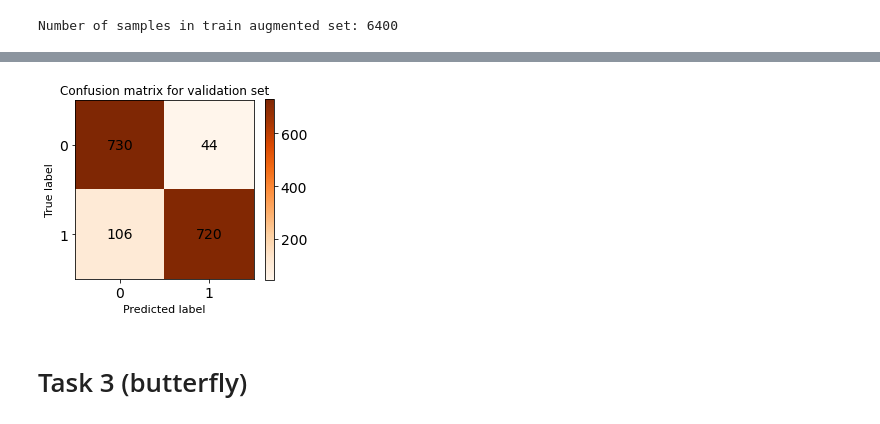
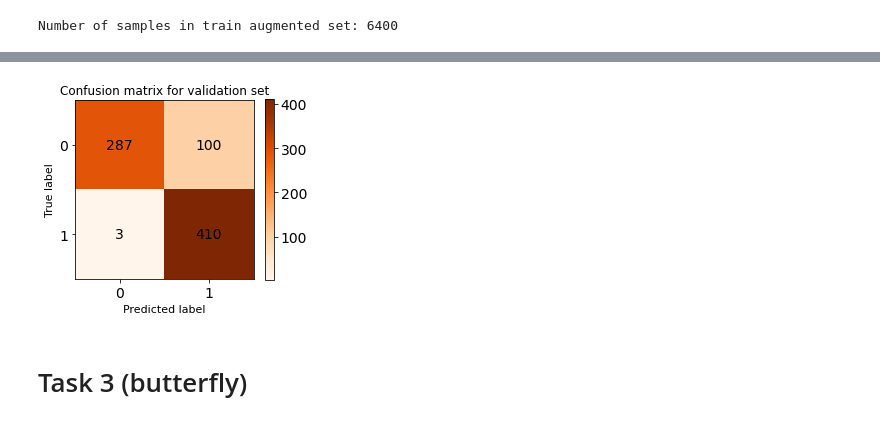
Before and after one commit to Berto70/comp_lab_b, a Jupyter notebook: assignments/group2307_exercise1.ipynb, the cells around one changed output, grey strips where cells are left out. Saved outputs shown, nothing was run; the diff lists cells and outputs as text; code cells hidden in the pictures.

```diff
--- a/assignments/group2307_exercise1.ipynb
+++ b/assignments/group2307_exercise1.ipynb
@@ -424,7 +424,7 @@ batch_size = best_batch_size
 
 
 # Fitting again with more data
-fit = best_model.fit(x_train, y_train, epochs=epochs, batch_size=batch_size, validation_data=(x_valid, y_valid), verbose=False)
+fit = best_model.fit(x_train, y_train1, epochs=epochs, batch_size=batch_size, validation_data=(x_valid, y_valid1), verbose=False)
 # %%
 # Printing the max validation accuracy value
 max_val_acc = np.max(fit.history['val_accuracy'])
@@ -568,7 +570,7 @@ y_pred = best_model.predict(x_valid)
 y_pred = (y_pred > 0.5).astype(int)
 
 # Computing the confusion matrix
-cm = sklearn.metrics.confusion_matrix(y_valid, y_pred)
+cm = sklearn.metrics.confusion_matrix(y_valid1, y_pred)
 
 # Plotting the confusion matrix as a heatmap
 plt.figure(figsize=(4,4))
@@ -1179,7 +1189,7 @@ def Rescaling(x):
     return X
 
 x_train_aug = Rescaling(x_train_aug_1)
-x_valid_aug = Rescaling(x_valid_aug_1)
+x_valid_aug = Rescaling(x_valid_aug1)
 
 print("Number of samples in train augmented set:", len(x_train_aug))
 # %% [output]
@@ -1226,7 +1239,7 @@ best_model.compile(loss='binary_crossentropy',
 batch_size = best_batch_size
 
 #Fitting again with more data
-fit_aug = best_model.fit(x_train_aug, y_train_aug, epochs=epochs, batch_size=batch_size, validation_data=(x_valid_aug, y_valid_aug), verbose=False)
+fit_aug = best_model.fit(x_train_aug, y_train_aug, epochs=epochs, batch_size=batch_size, validation_data=(x_valid_aug, y_valid_aug1), verbose=False)
 # %%
 # Printing the max validation accurancy for the augmented dataset and
 # the difference w/ the one of original dataset
@@ -1350,29 +1365,29 @@ The best validation accuracy, 0.908, was achieved on the 440th epoch.
 # %%
 # Predicting the labels for the validation set
 y_pred = best_model.predict(x_valid_aug)
 y_pred = (y_pred > 0.5).astype(int)
 
 # Computing the confusion matrix
-cm = sklearn.metrics.confusion_matrix(y_valid_aug, y_pred)
+cm = sklearn.metrics.confusion_matrix(y_valid_aug1, y_pred)
 
 # Plotting the confusion matrix as a heatmap
 plt.figure(figsize=(4,4))
 plt.title('Confusion matrix for validation set', fontsize=12)
 plt.xlabel('Predicted label', fontsize=11)
 plt.ylabel('True label', fontsize=11)
 plt.imshow(cm, cmap='Oranges', interpolation='nearest')
 plt.colorbar(shrink=0.83)
 plt.xticks([0,1], ['0', '1'])
 plt.yticks([0,1], ['0', '1'])
 
 # Adding the number of predictions to each cell
 for i in range(2):
     for j in range(2):
         plt.text(j,i,str(cm[i,j]), ha='center', va='center', color='black')
 
 plt.show()
 # %% [output]
-[figure, old version]
+[figure, new version]
 # %% [markdown]
 # Task 3 (butterfly) <a class="anchor" id="butterfly"></a>
 # %% [markdown]
```
Also changed, not shown: parts of 33 cells of this notebook, 1 other file.
